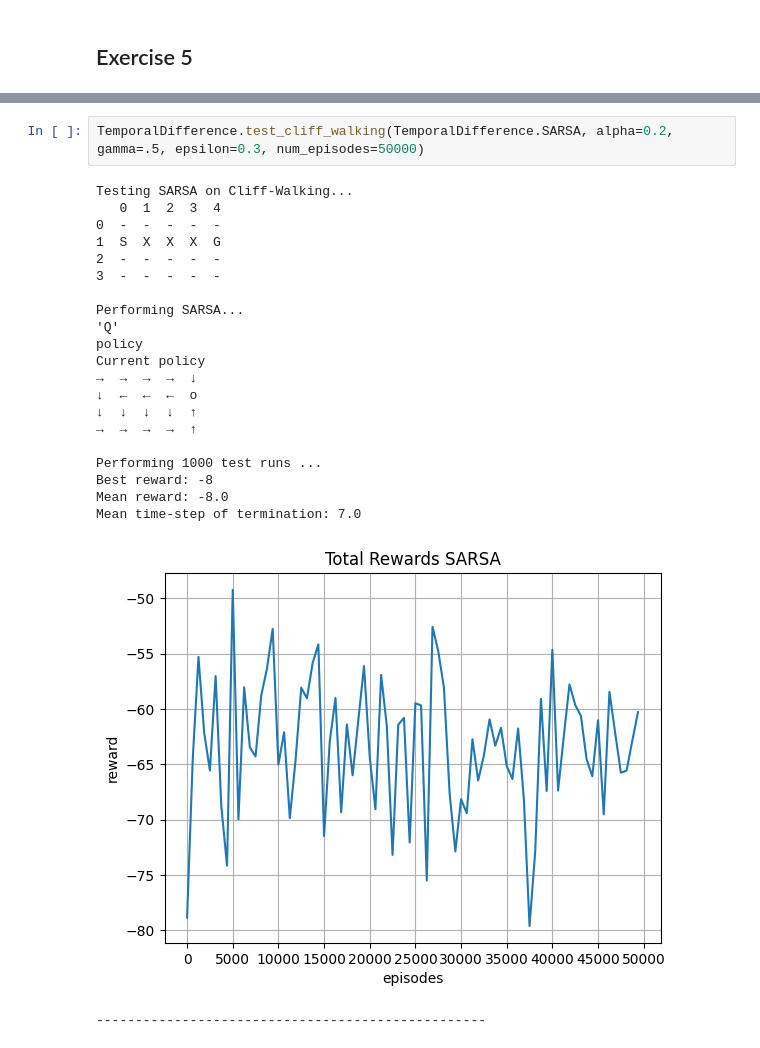
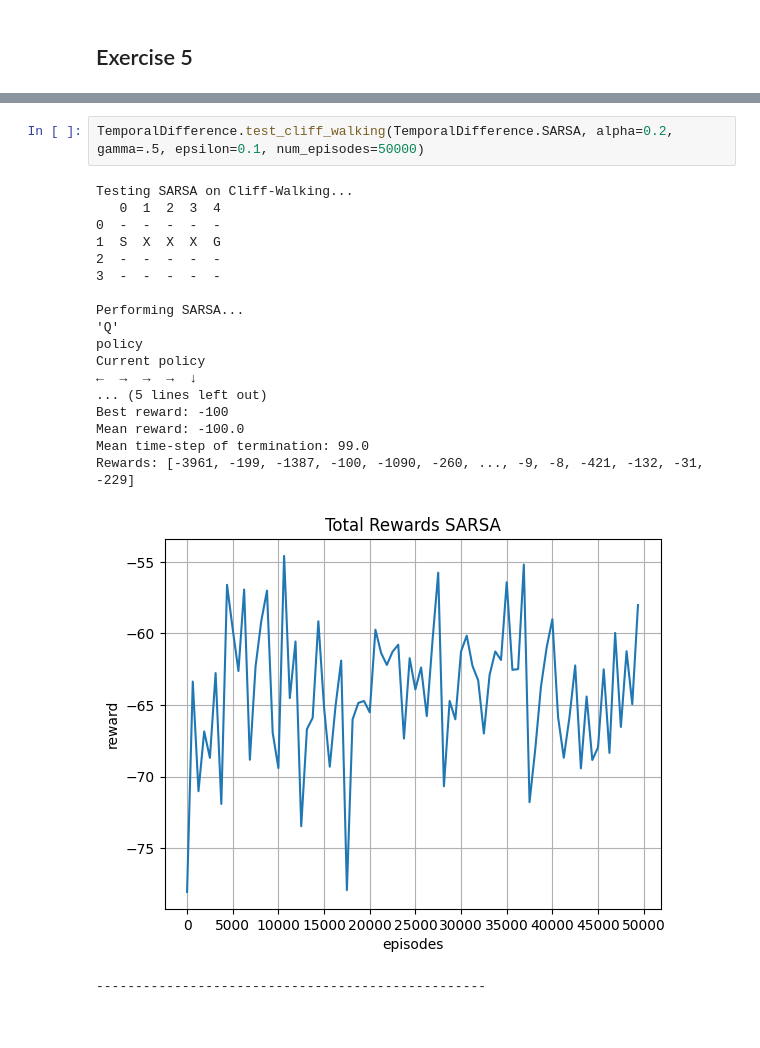
Before and after one commit to nikoczernin/aknum, a Jupyter notebook: tutorial_4.ipynb, the cells around one changed output, grey strips where cells are left out. Cells and saved outputs as stored; diff of their text form.

```diff
--- a/tutorial_4.ipynb
+++ b/tutorial_4.ipynb
@@ -148,26 +146,23 @@ Mean time-step of termination: 5.0
 --------------------------------------------------
 # %%
-TemporalDifference.test_cliff_walking(TemporalDifference.SARSA, alpha=0.2, gamma=.5, epsilon=0.3, num_episodes=50000)
+TemporalDifference.test_cliff_walking(TemporalDifference.SARSA, alpha=0.2, gamma=.5, epsilon=0.1, num_episodes=50000)
 # %% [output]
 Testing SARSA on Cliff-Walking...
    0  1  2  3  4
 0  -  -  -  -  -
 1  S  X  X  X  G
 2  -  -  -  -  -
 3  -  -  -  -  -
 
 Performing SARSA...
 'Q'
 policy
 Current policy
-→  →  →  →  ↓
-↓  ←  ←  ←  o
-↓  ↓  ↓  ↓  ↑
-→  →  →  →  ↑
-
-Performing 1000 test runs ...
-Best reward: -8
-Mean reward: -8.0
-Mean time-step of termination: 7.0
+←  →  →  →  ↓
+... (5 lines left out)
+Best reward: -100
+Mean reward: -100.0
+Mean time-step of termination: 99.0
+Rewards: [-3961, -199, -1387, -100, -1090, -260, ..., -9, -8, -421, -132, -31, -229]
-[figure, old version]
+[figure, new version]
 --------------------------------------------------
```
Also changed, not shown: parts of 22 cells of this notebook, 3 other files.
